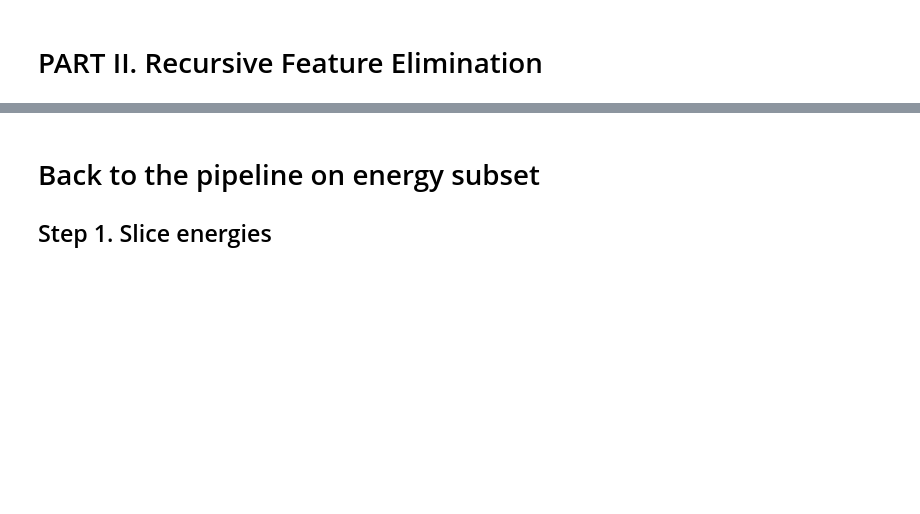
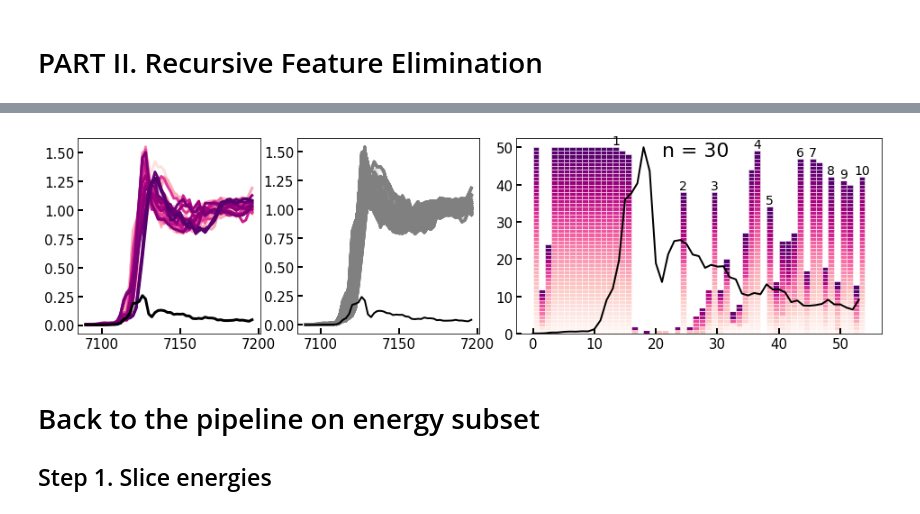
Before and after one commit to stetef/nano-XANES-microscopy-of-Fe, a Jupyter notebook: Visualization.ipynb, the cells around one changed output, grey strips where cells are left out. Cells and saved outputs as stored; diff of their text form; code cells hidden in the pictures; blank space fills up the shorter version.

```diff
--- a/Visualization.ipynb
+++ b/Visualization.ipynb
@@ -748,3 +817,17 @@ plt.savefig('Figures/histogram_of_imprtance_RFE.png', dpi=800, bbox_inches='tigh
+# %%
+fig = plt.figure(figsize=(16, 4))
+spec = fig.add_gridspec(ncols=3, width_ratios=[0.5, 0.5, 1.0])
+plt.subplots_adjust(wspace=0.15)
+axes = [fig.add_subplot(spec[j]) for j in range(3)]
+
+indices = [12, 24, 29, 36, 38, 43, 45, 48, 50, 53]
+colors = [plt.cm.RdPu(i / len(basis)) for i in range(len(basis))]
+plot_RFE_results(axes, energy, basis, indices, Is, best_n, colors,
+                 leg=False, loc=3, **kwargs)
+
+plt.savefig('Figures/RFE_results_rand_sample_exp_data.png', dpi=600, bbox_inches='tight')
+# %% [output]
+[figure, added]
 # %% [markdown]
 # Back to the pipeline on energy subset
 ## Step 1. Slice energies
```
Also changed, not shown: parts of 23 cells of this notebook, 12 other files.
